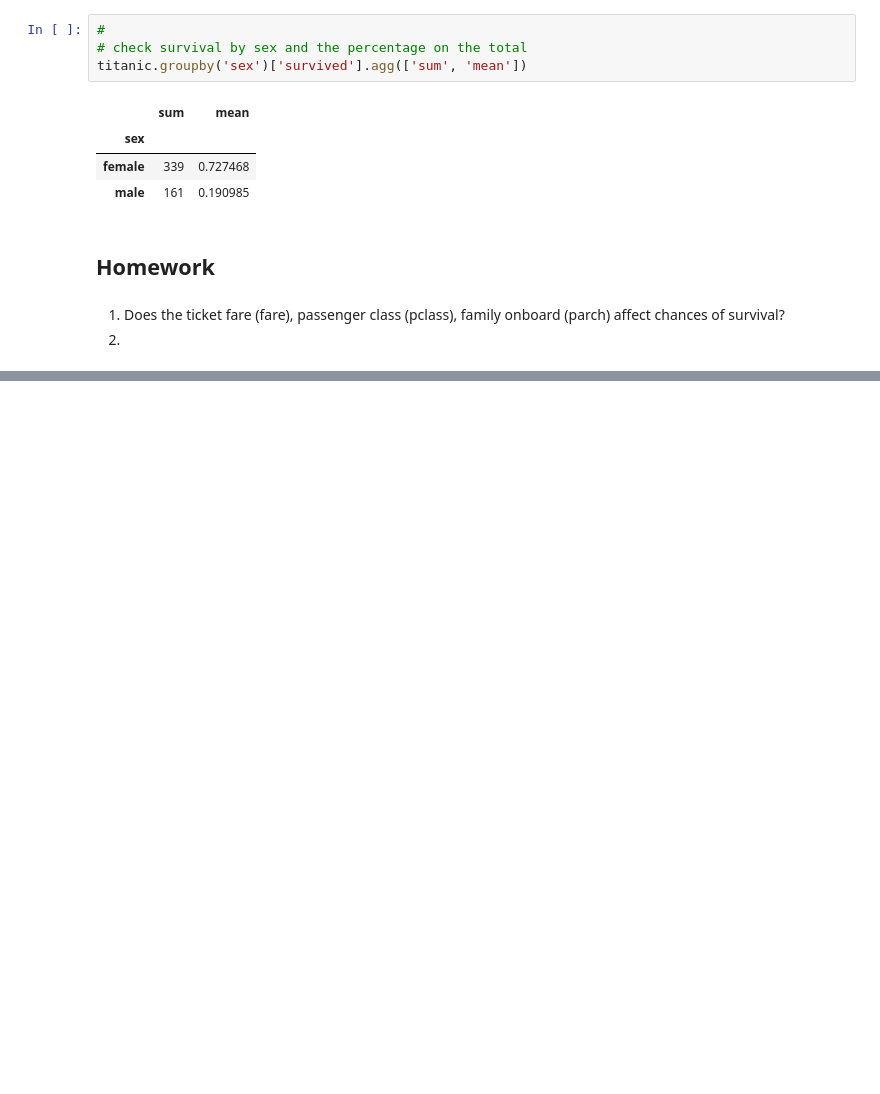
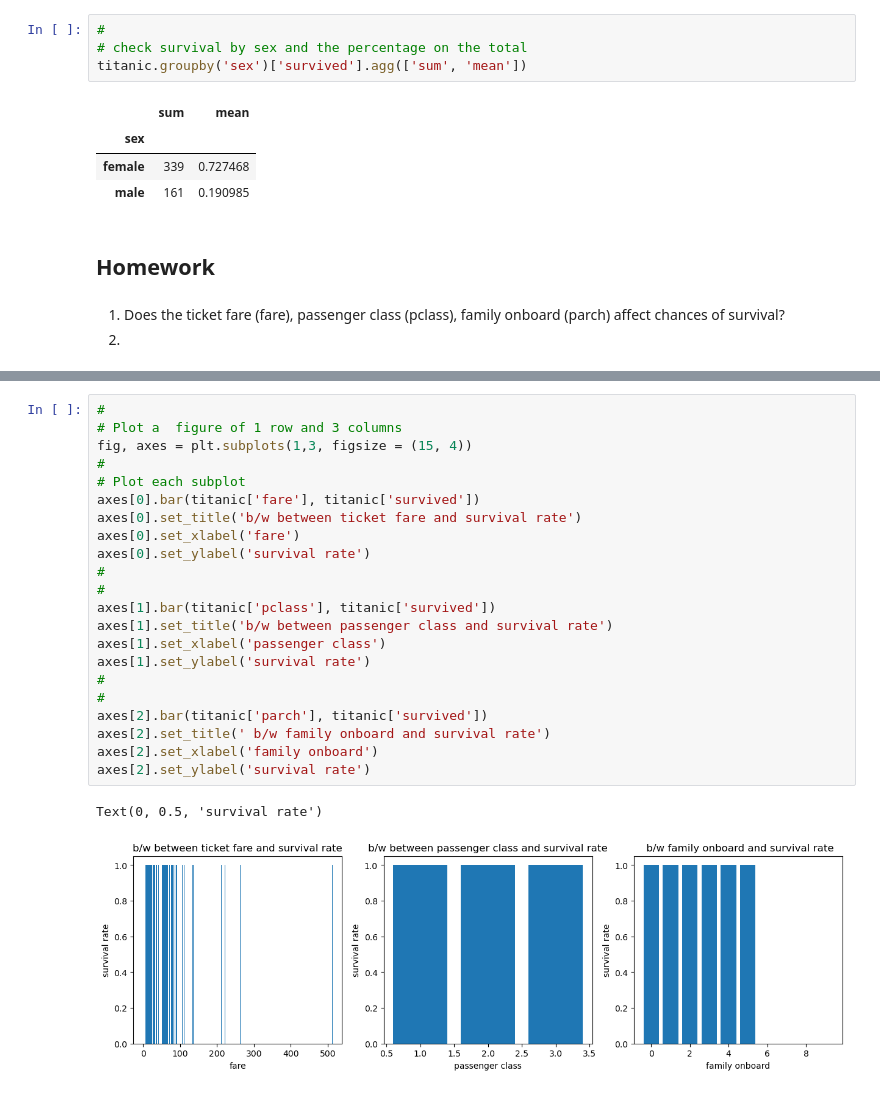
Before and after one commit to sourceCodeSherpa/csaafrica_intro_to_ds, a Jupyter notebook: notebooks/data_wrangling.ipynb, the cells around one changed output, grey strips where cells are left out. Drawn from its saved outputs; the diff is of its cells as text; blank space fills up the shorter version.

```diff
--- a/notebooks/data_wrangling.ipynb
+++ b/notebooks/data_wrangling.ipynb
@@ -534,0 +533,25 @@ Text(0.5, 1.0, 'Relationship between family onboard and survival rate')
+# %%
+#
+# Plot a  figure of 1 row and 3 columns
+fig, axes = plt.subplots(1,3, figsize = (15, 4))
+#
+# Plot each subplot
+axes[0].bar(titanic['fare'], titanic['survived'])
+axes[0].set_title('b/w between ticket fare and survival rate')
+axes[0].set_xlabel('fare')
+axes[0].set_ylabel('survival rate')
+#
+#
+axes[1].bar(titanic['pclass'], titanic['survived'])
+axes[1].set_title('b/w between passenger class and survival rate')
+axes[1].set_xlabel('passenger class')
+axes[1].set_ylabel('survival rate')
+#
+#
+axes[2].bar(titanic['parch'], titanic['survived'])
+axes[2].set_title(' b/w family onboard and survival rate')
+axes[2].set_xlabel('family onboard')
+axes[2].set_ylabel('survival rate')
+# %% [output]
+Text(0, 0.5, 'survival rate')
+[figure, added]
```
Also changed, not shown: parts of 4 cells of this notebook, 2 other files.
